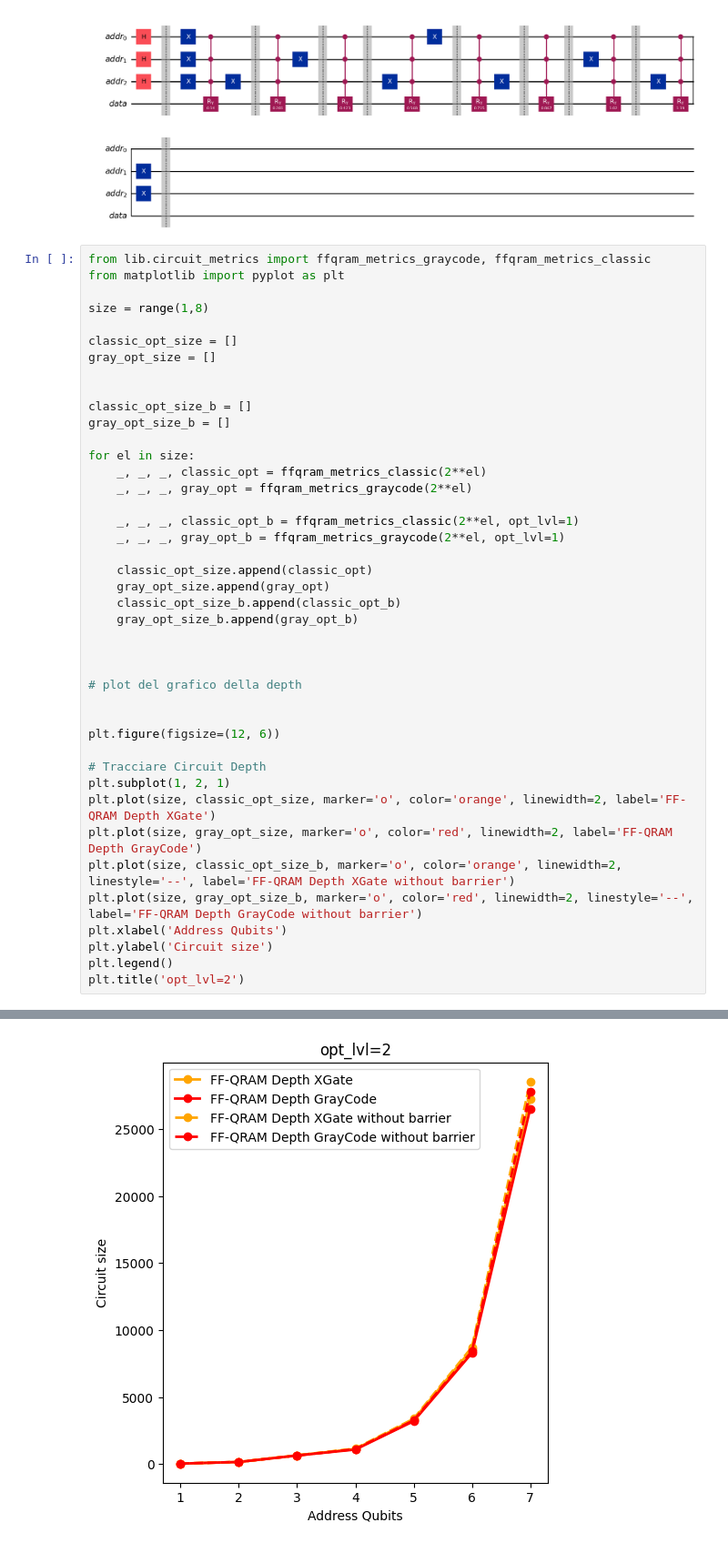
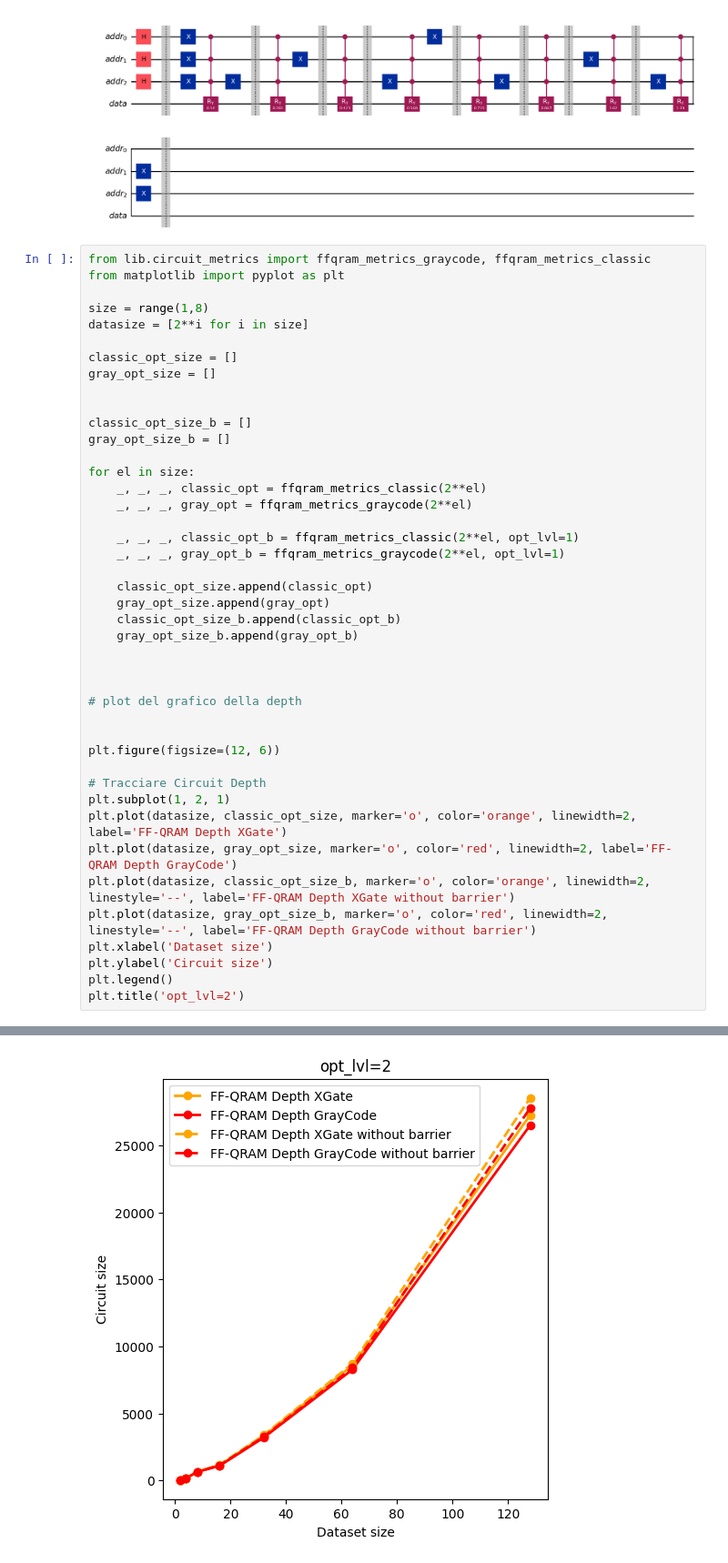
Before and after one commit to daviderossi11/quantum, a Jupyter notebook: main.ipynb, the cells around one changed output, grey strips where cells are left out. Shown at 91% size. Drawn from its saved outputs; the diff is of its cells as text.

Commit message:
Add datasize calculation for circuit metrics; initialize datasize based on size range for improved analysis

```diff
--- a/main.ipynb
+++ b/main.ipynb
@@ -271,6 +271,7 @@ from lib.circuit_metrics import ffqram_metrics_graycode, ffqram_metrics_classic
 from matplotlib import pyplot as plt
 
 size = range(1,8)
+datasize = [2**i for i in size]
 
 classic_opt_size = []
 gray_opt_size = []
@@ -300,11 +301,11 @@ plt.figure(figsize=(12, 6))
 
 # Tracciare Circuit Depth
 plt.subplot(1, 2, 1)
-plt.plot(size, classic_opt_size, marker='o', color='orange', linewidth=2, label='FF-QRAM Depth XGate')
-plt.plot(size, gray_opt_size, marker='o', color='red', linewidth=2, label='FF-QRAM Depth GrayCode')
-plt.plot(size, classic_opt_size_b, marker='o', color='orange', linewidth=2, linestyle='--', label='FF-QRAM Depth XGate without barrier')
-plt.plot(size, gray_opt_size_b, marker='o', color='red', linewidth=2, linestyle='--', label='FF-QRAM Depth GrayCode without barrier')
-plt.xlabel('Address Qubits')
+plt.plot(datasize, classic_opt_size, marker='o', color='orange', linewidth=2, label='FF-QRAM Depth XGate')
+plt.plot(datasize, gray_opt_size, marker='o', color='red', linewidth=2, label='FF-QRAM Depth GrayCode')
+plt.plot(datasize, classic_opt_size_b, marker='o', color='orange', linewidth=2, linestyle='--', label='FF-QRAM Depth XGate without barrier')
+plt.plot(datasize, gray_opt_size_b, marker='o', color='red', linewidth=2, linestyle='--', label='FF-QRAM Depth GrayCode without barrier')
+plt.xlabel('Dataset size')
 plt.ylabel('Circuit size')
 plt.legend()
 plt.title('opt_lvl=2')
@@ -315 +314 @@ Text(0.5, 1.0, 'opt_lvl=2')
-[figure, old version]
+[figure, new version]
```
Also changed, not shown: parts of 1 cell of this notebook, 1 other file.
